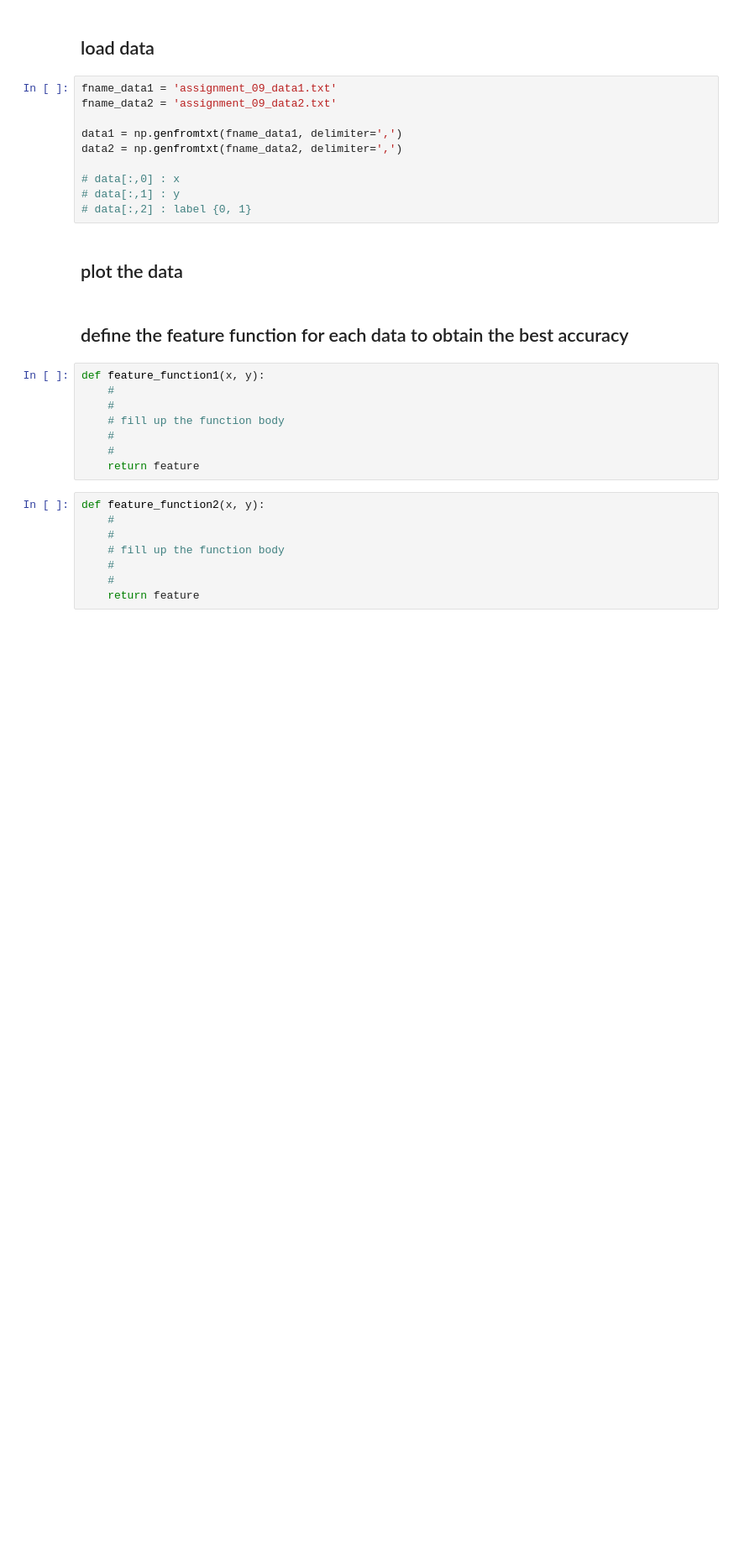
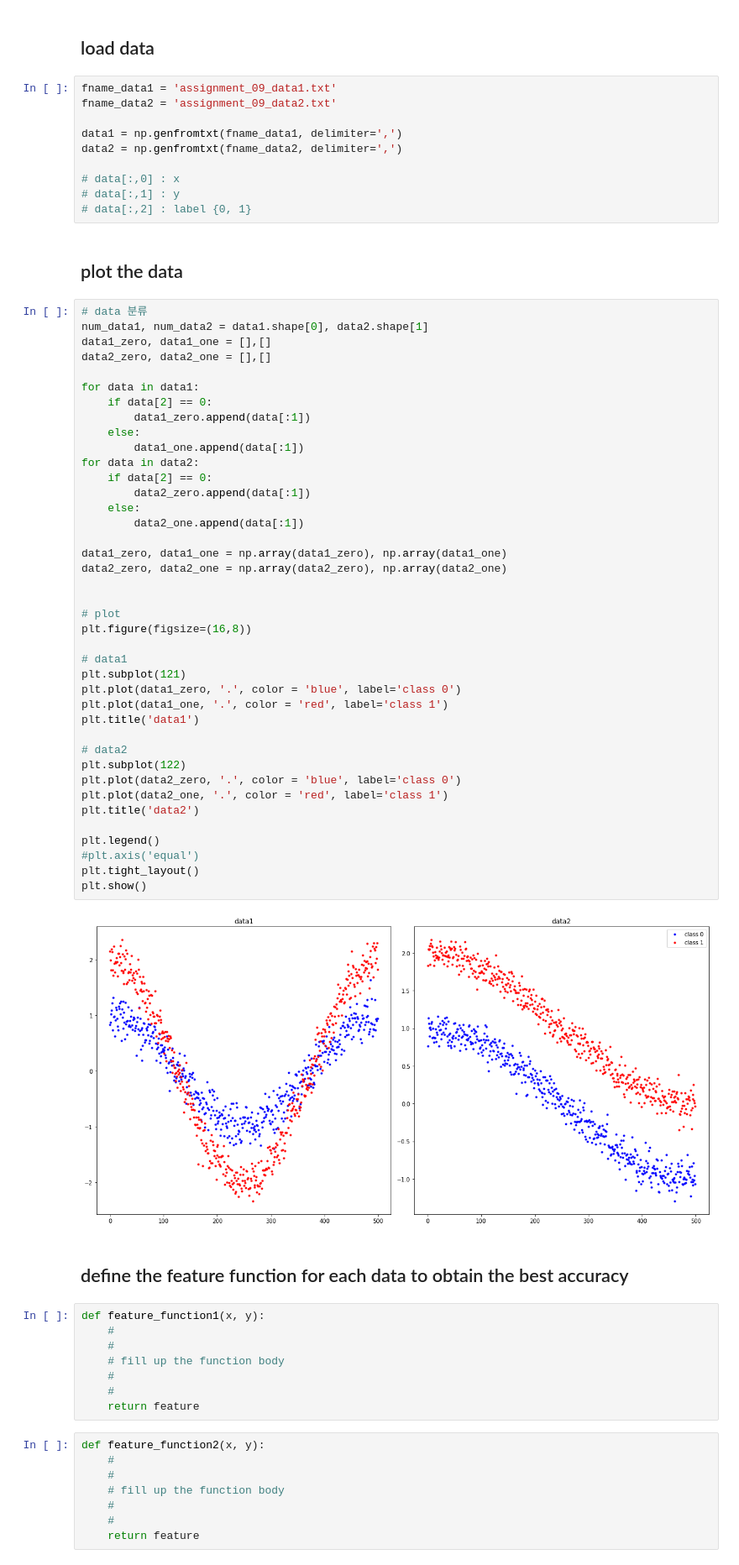
Before and after one commit to YJbonobono/assignment-machine-learning, a Jupyter notebook: 09/assignment_09_new.ipynb, the cells around one changed output. Shown: that part at 84% size. Cells and saved outputs as stored; diff of their text form; blank space fills up the shorter version.

Commit message:
plot the data

```diff
--- a/09/assignment_09_new.ipynb
+++ b/09/assignment_09_new.ipynb
@@ -20,6 +20,48 @@ data2 = np.genfromtxt(fname_data2, delimiter=',')
 # data[:,2] : label {0, 1}
 # %% [markdown]
 ## plot the data
+# %%
+# data 분류
+num_data1, num_data2 = data1.shape[0], data2.shape[1]
+data1_zero, data1_one = [],[]
+data2_zero, data2_one = [],[]
+
+for data in data1:
+    if data[2] == 0:
+        data1_zero.append(data[:1])
+    else:
+        data1_one.append(data[:1])
+for data in data2:
+    if data[2] == 0:
+        data2_zero.append(data[:1])
+    else:
+        data2_one.append(data[:1])
+
+data1_zero, data1_one = np.array(data1_zero), np.array(data1_one)
+data2_zero, data2_one = np.array(data2_zero), np.array(data2_one)
+
+
+# plot
+plt.figure(figsize=(16,8))
+
+# data1
+plt.subplot(121)
+plt.plot(data1_zero, '.', color = 'blue', label='class 0')
+plt.plot(data1_one, '.', color = 'red', label='class 1')
+plt.title('data1')
+
+# data2
+plt.subplot(122)
+plt.plot(data2_zero, '.', color = 'blue', label='class 0')
+plt.plot(data2_one, '.', color = 'red', label='class 1')
+plt.title('data2')
+
+plt.legend()
+#plt.axis('equal')
+plt.tight_layout()
+plt.show()
+# %% [output]
+[figure, added]
 # %% [markdown]
 ## define the feature function for each data to obtain the best accuracy
 # %%
```
